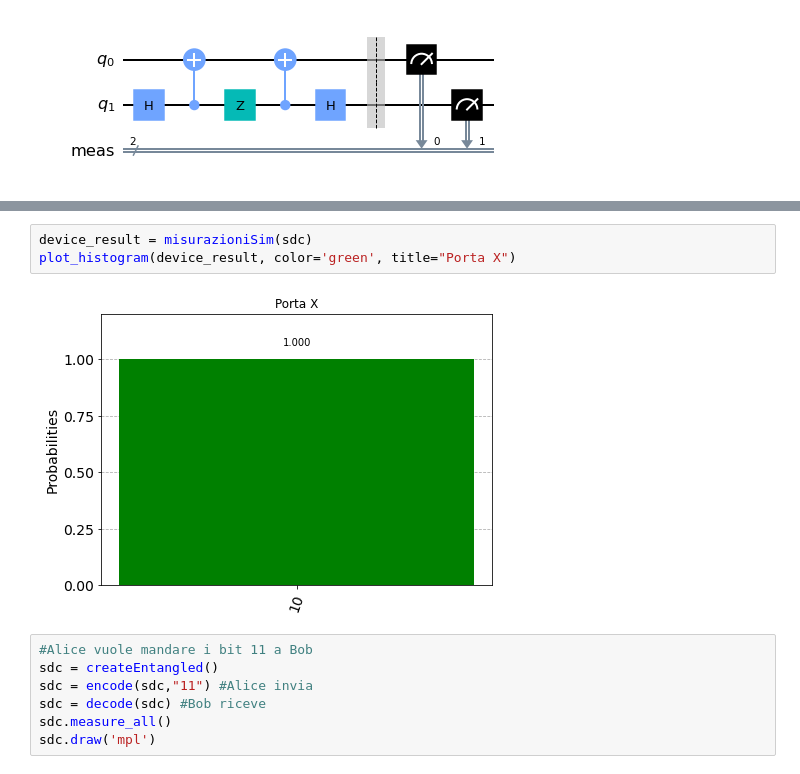
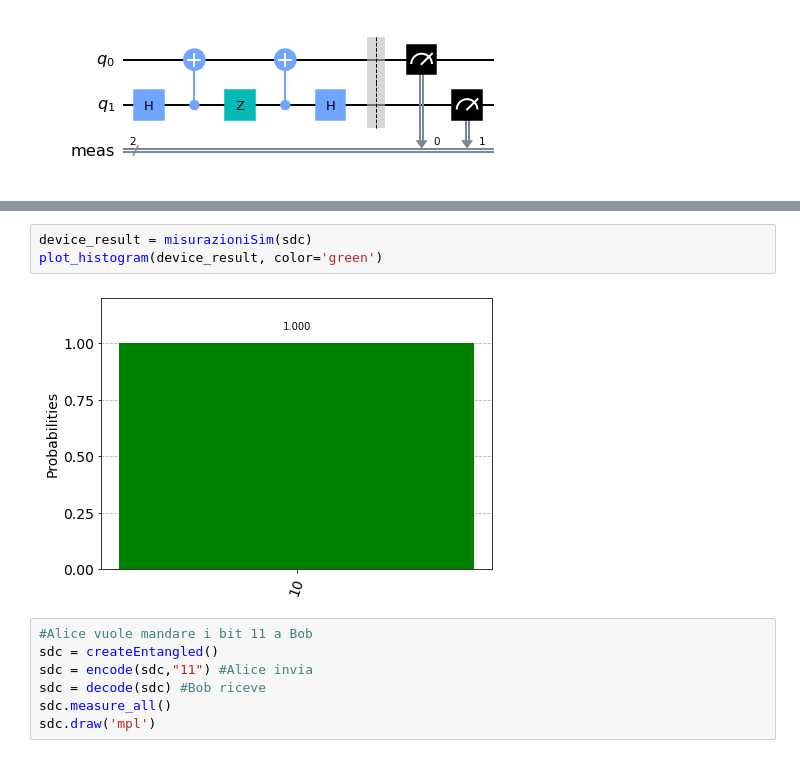
Before and after one commit to rvale00/fcqLab, a Jupyter notebook: superdensecode.ipynb, the cells around one changed output, grey strips where cells are left out. Drawn from its saved outputs; the diff is of its cells as text.

```diff
--- a/superdensecode.ipynb
+++ b/superdensecode.ipynb
@@ -114,8 +114,8 @@ Job Status: job has successfully run
 # %%
 device_result = misurazioniSim(sdc)
-plot_histogram(device_result, color='green', title="Porta X")
+plot_histogram(device_result, color='green')
 # %% [output]
-[figure, old version]
+[figure, new version]
 # %%
 #Alice vuole mandare i bit 11 a Bob
 sdc = createEntangled()
```
Also changed, not shown: parts of 7 cells of this notebook, 1 other file.
